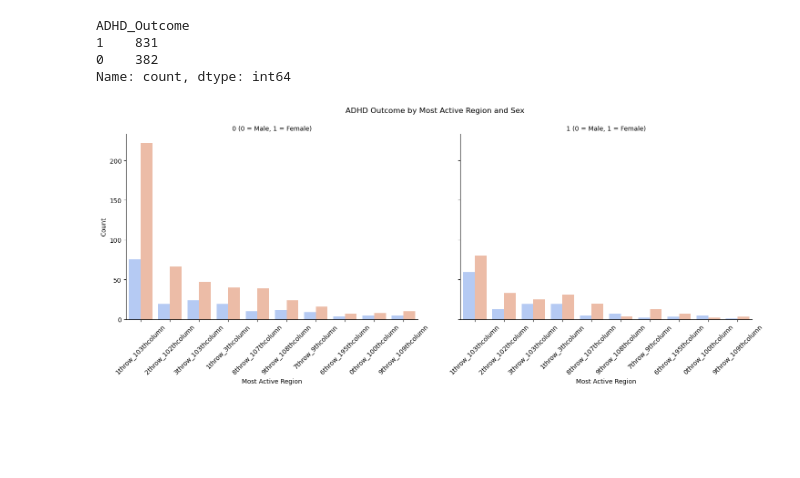
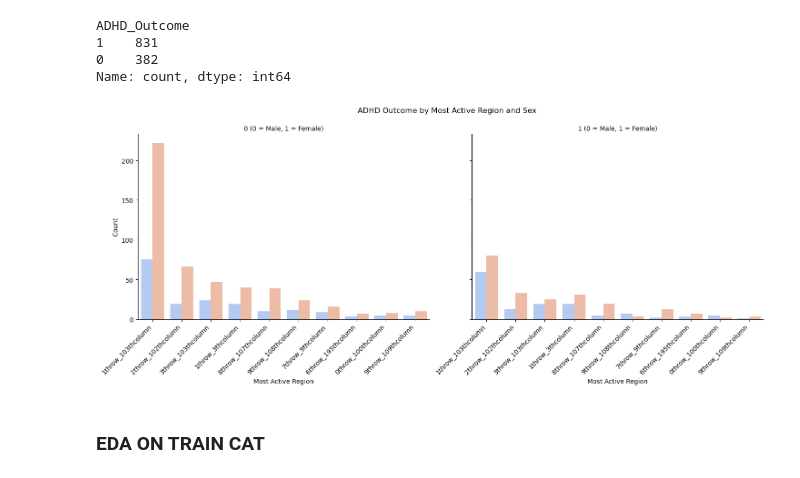
Before and after one commit to fatimahyusof/WiDS, a Jupyter notebook: Wids.ipynb, the cells around one changed output. Saved outputs shown, nothing was run; the diff lists cells and outputs as text; code cells hidden in the pictures; blank space fills up the shorter version.

```diff
--- a/Wids.ipynb
+++ b/Wids.ipynb
@@ -418,20 +420,25 @@ Name: count, dtype: int64
 # %%
 #add sex variable
 
 # Select top 10 most frequent activity regions
 top_categories = train_sol_FCM_max['max_activity_region'].value_counts().index[:10]
 df_filtered = train_sol_FCM_max[train_sol_FCM_max['max_activity_region'].isin(top_categories)]
 
 # Create facet grid (Separate plots for each sex)
 g = sns.FacetGrid(df_filtered, col="Sex_F", height=5, aspect=1.5)
 g.map_dataframe(sns.countplot, x="max_activity_region", hue="ADHD_Outcome", palette="coolwarm", order=top_categories)
 
 # Formatting
 g.set_axis_labels("Most Active Region", "Count")
 g.set_titles(col_template="{col_name} (0 = Male, 1 = Female)")
 g.fig.suptitle("ADHD Outcome by Most Active Region and Sex", y=1.05)
+# Set fixed ticks before modifying labels
 for ax in g.axes.flat:
-    ax.set_xticklabels(ax.get_xticklabels(), rotation=45)
+    ax.set_xticks(ax.get_xticks())  # Ensure tick positions are fixed
+    ax.set_xticklabels(ax.get_xticklabels(), rotation=45, ha='right')  # Rotate safely
+
 plt.show()
 # %% [output]
-[figure, old version]
+[figure, new version]
+# %% [markdown]
+### EDA ON TRAIN CAT
```
Also changed, not shown: parts of 20 cells of this notebook.
